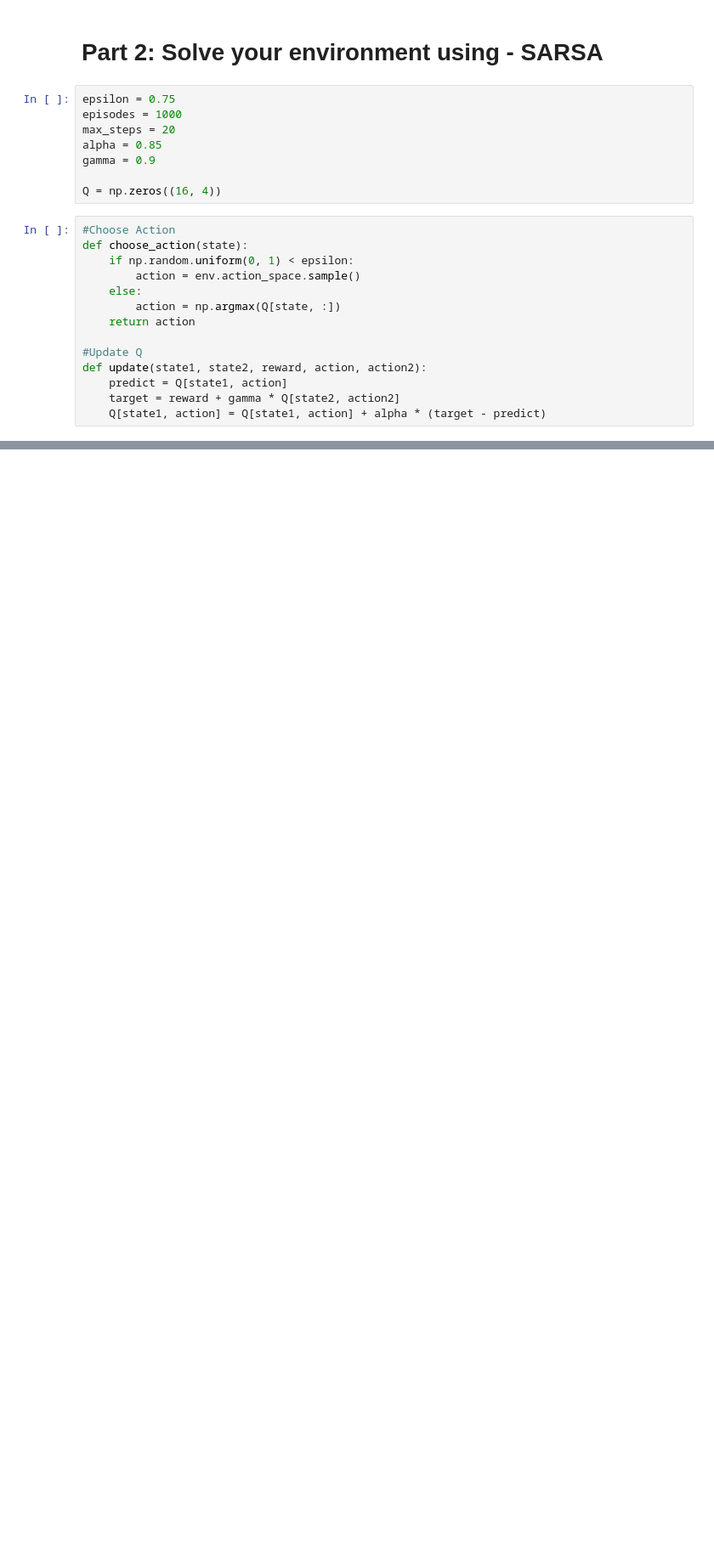
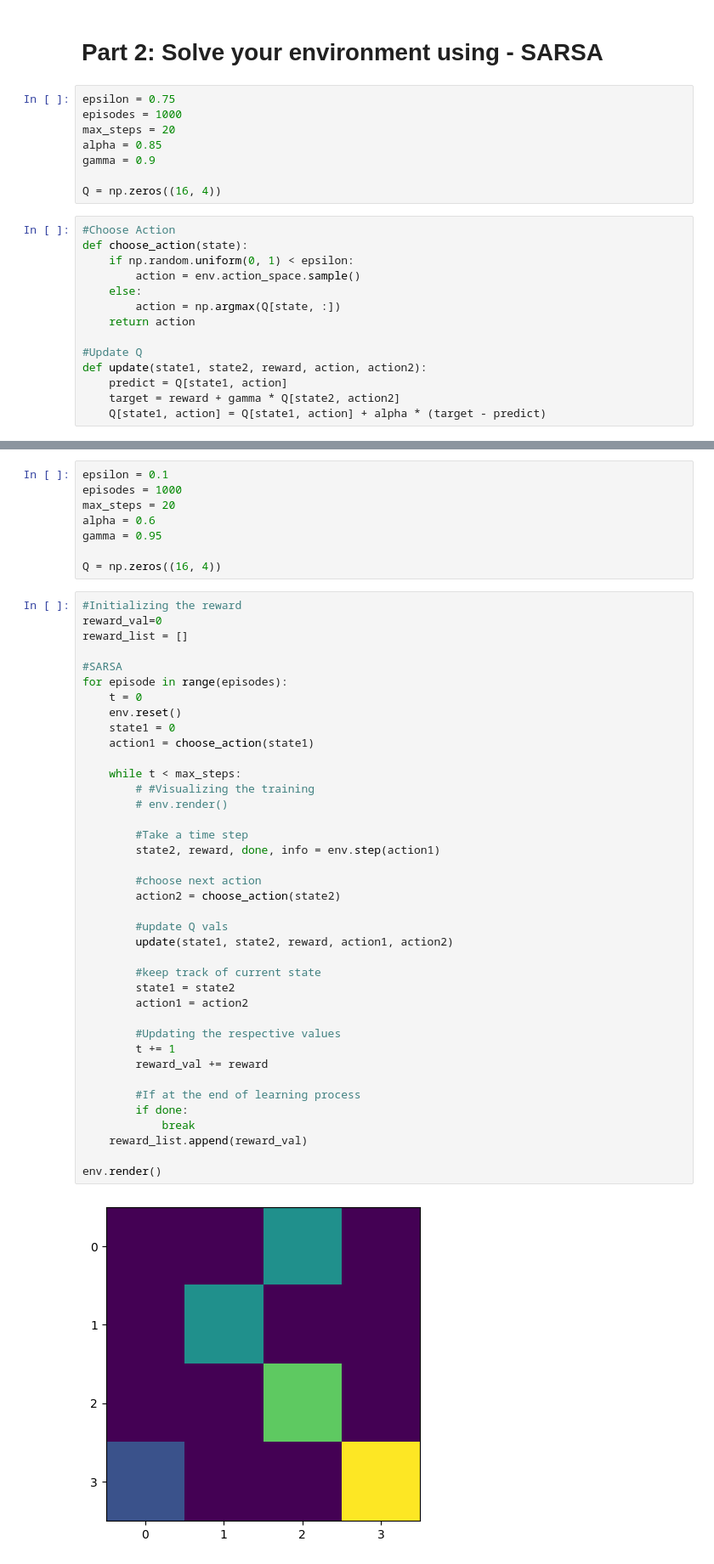
Before and after one commit to apolloin3D/574_HW3, a Jupyter notebook: mariadis_cicloss_assignment3.ipynb, the cells around one changed output, grey strips where cells are left out. Shown at 85% size. Saved outputs shown, nothing was run; the diff lists cells and outputs as text; blank space fills up the shorter version.

```diff
--- a/mariadis_cicloss_assignment3.ipynb
+++ b/mariadis_cicloss_assignment3.ipynb
@@ -281,0 +341,49 @@ plt.show()
+# %%
+epsilon = 0.1
+episodes = 1000
+max_steps = 20
+alpha = 0.6
+gamma = 0.95
+
+Q = np.zeros((16, 4))
+# %%
+#Initializing the reward
+reward_val=0
+reward_list = []
+
+#SARSA
+for episode in range(episodes):
+    t = 0
+    env.reset()
+    state1 = 0
+    action1 = choose_action(state1)
+
+    while t < max_steps:
+        # #Visualizing the training
+        # env.render()
+
+        #Take a time step
+        state2, reward, done, info = env.step(action1)
+
+        #choose next action
+        action2 = choose_action(state2)
+
+        #update Q vals
+        update(state1, state2, reward, action1, action2)
+
+        #keep track of current state
+        state1 = state2
+        action1 = action2
+
+        #Updating the respective values
+        t += 1
+        reward_val += reward
+
+        #If at the end of learning process
+        if done:
+            break
+    reward_list.append(reward_val)
+
+env.render()
+# %% [output]
+[figure, added]
```
Also changed, not shown: parts of 15 cells of this notebook.
